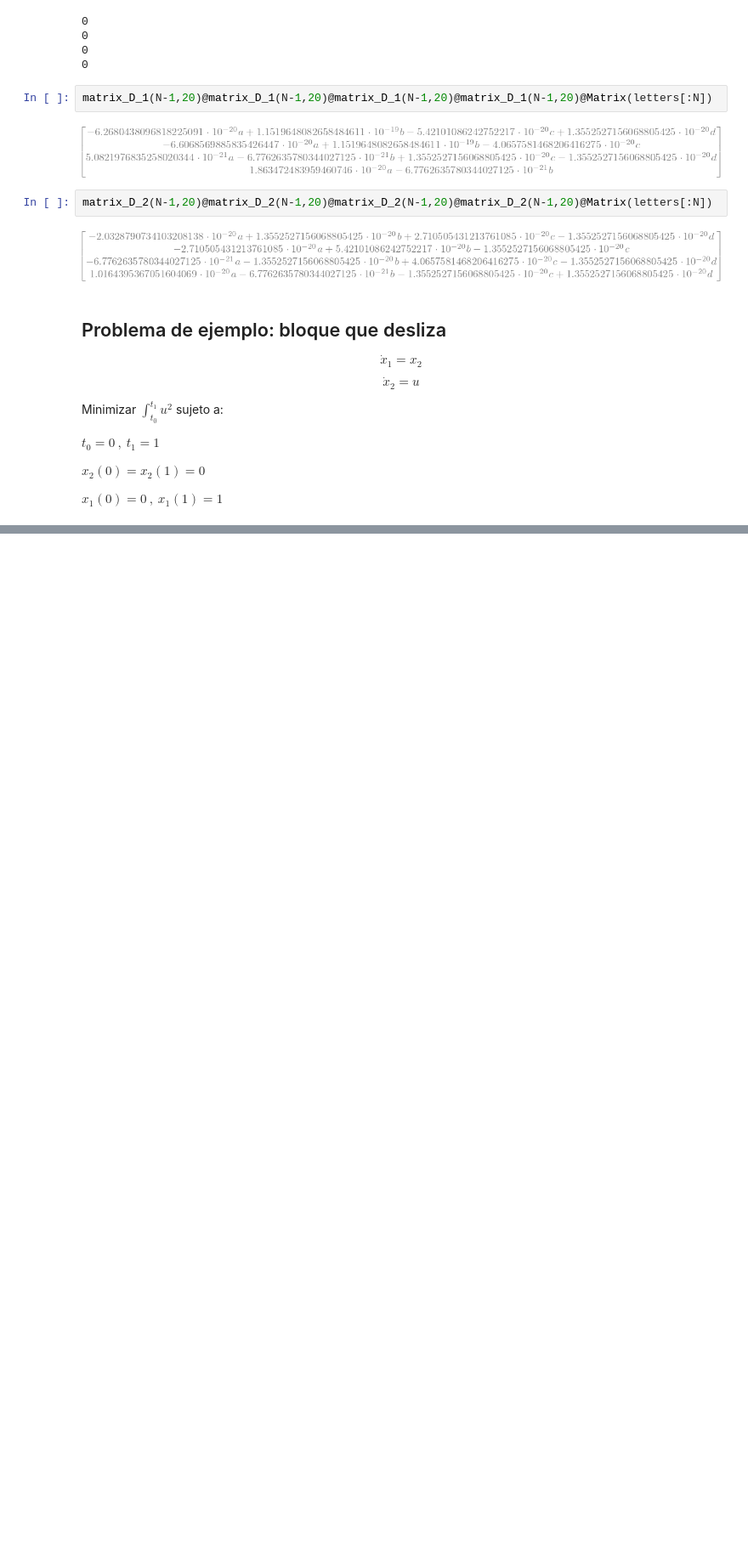
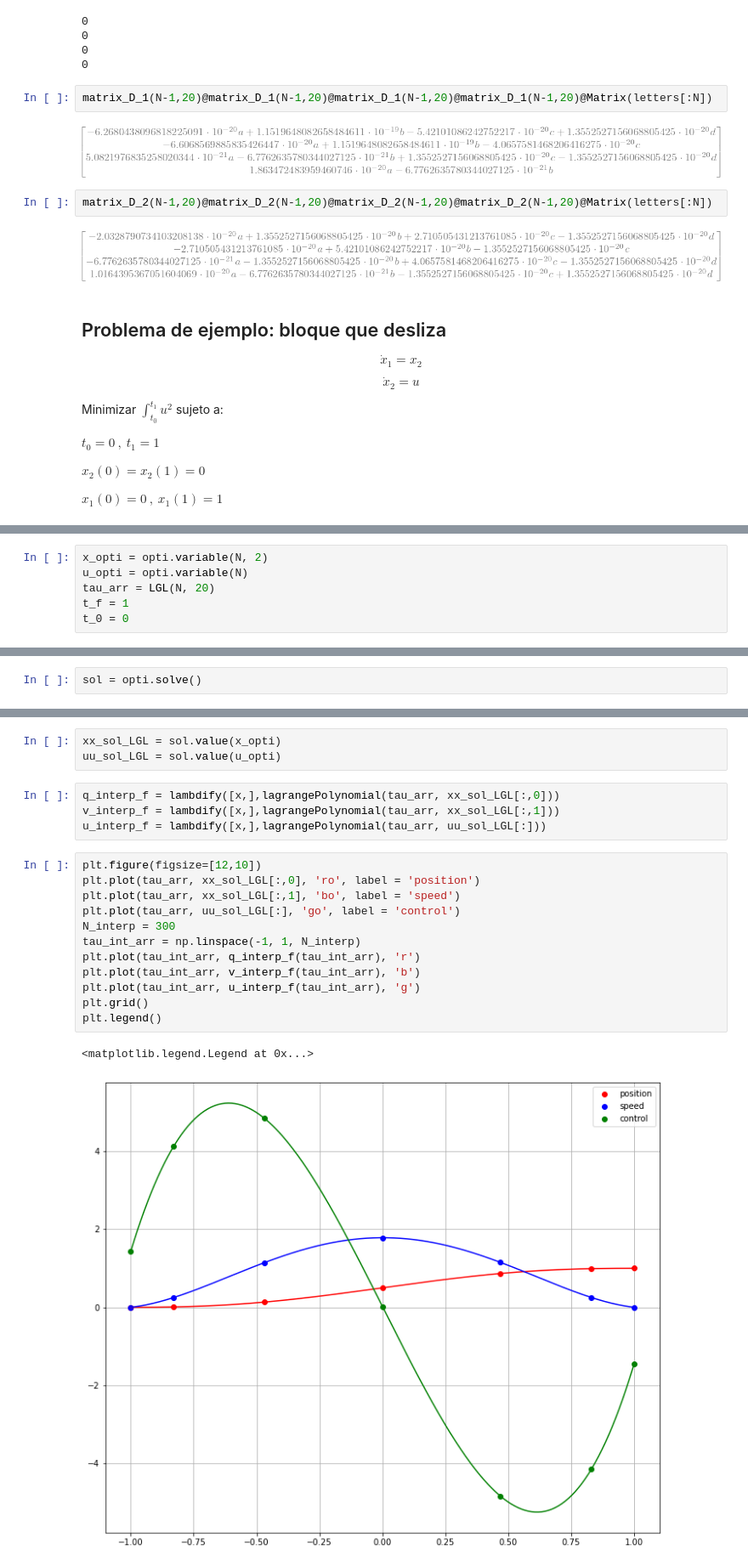
Before and after one commit to AunSiro/Cosejas_IRI, a Jupyter notebook: Casadi/Pseudospectral.ipynb, the cells around one changed output, grey strips where cells are left out. Shown at 85% size. Drawn from its saved outputs; the diff is of its cells as text; blank space fills up the shorter version.

```diff
--- a/Casadi/Pseudospectral.ipynb
+++ b/Casadi/Pseudospectral.ipynb
@@ -289,0 +308,6 @@ $x_1(0) = 0\ ,\ x_1(1) = 1$
+# %%
+x_opti = opti.variable(N, 2)
+u_opti = opti.variable(N)
+tau_arr = LGL(N, 20)
+t_f = 1
+t_0 = 0
@@ -289,0 +329,2 @@ $x_1(0) = 0\ ,\ x_1(1) = 1$
+# %%
+sol = opti.solve()
@@ -289,0 +349,22 @@ $x_1(0) = 0\ ,\ x_1(1) = 1$
+# %%
+xx_sol_LGL = sol.value(x_opti)
+uu_sol_LGL = sol.value(u_opti)
+# %%
+q_interp_f = lambdify([x,],lagrangePolynomial(tau_arr, xx_sol_LGL[:,0]))
+v_interp_f = lambdify([x,],lagrangePolynomial(tau_arr, xx_sol_LGL[:,1]))
+u_interp_f = lambdify([x,],lagrangePolynomial(tau_arr, uu_sol_LGL[:]))
+# %%
+plt.figure(figsize=[12,10])
+plt.plot(tau_arr, xx_sol_LGL[:,0], 'ro', label = 'position')
+plt.plot(tau_arr, xx_sol_LGL[:,1], 'bo', label = 'speed')
+plt.plot(tau_arr, uu_sol_LGL[:], 'go', label = 'control')
+N_interp = 300
+tau_int_arr = np.linspace(-1, 1, N_interp)
+plt.plot(tau_int_arr, q_interp_f(tau_int_arr), 'r')
+plt.plot(tau_int_arr, v_interp_f(tau_int_arr), 'b')
+plt.plot(tau_int_arr, u_interp_f(tau_int_arr), 'g')
+plt.grid()
+plt.legend()
+# %% [output]
+<matplotlib.legend.Legend at 0x...>
+[figure, added]
```
Also changed, not shown: parts of 11 cells of this notebook.
